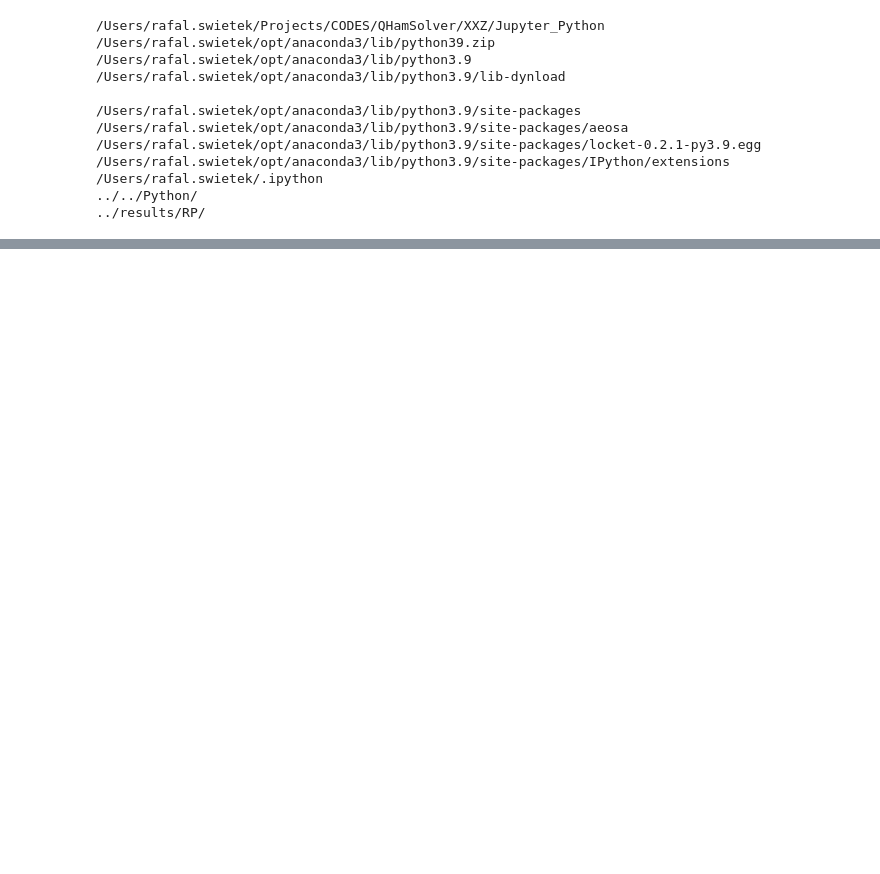
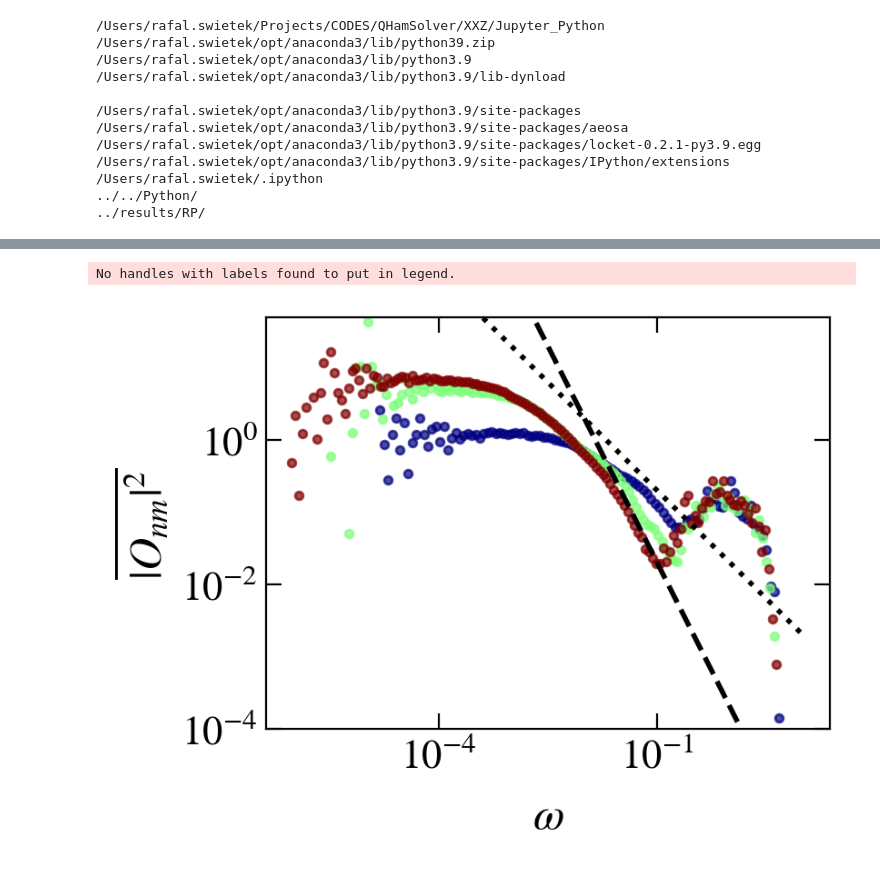
Before and after one commit to Rafal-Swietek/QHamSolver, a Jupyter notebook: XXZ/Jupyter_Python/fgr.ipynb, the cells around one changed output, grey strips where cells are left out. Cells and saved outputs as stored; diff of their text form; code cells hidden in the pictures; blank space fills up the shorter version.

```diff
--- a/XXZ/Jupyter_Python/fgr.ipynb
+++ b/XXZ/Jupyter_Python/fgr.ipynb
@@ -302,8 +293,8 @@ for iiL, L in enumerate(sizes):
                 wH = np.array(file.get('wH'))[-2]
                 idx = min(range(len(Ex)), key=lambda i: abs(Ex[i] - eps))
 
-                gap_ratio[iiL] = np.mean(np.array(file.get('gap_ratios')))
-                agp[iiL] = np.array(file.get('SUSC_R'))[-2] * wH**2
+                gap_ratio[iiL] = np.mean(np.array(file.get('gap_ratios'))[dim//4 : -dim//4])
+                agp[iiL] = np.array(file.get('SUSC_R'))[-2] * wH
 
                 realis[iiL] = np.array(file.get('realisations'))
         else:
@@ -315,7 +306,7 @@ for iiL, L in enumerate(sizes):
 
 fig_help.set_plot_elements(axis[0], ylabel=r"$\bar{r}$", xlabel=r"", font_size=16, set_legend=1, xscale='linear', yscale='linear')
 fig_help.set_plot_elements(axis[1], ylabel=r"$||\mathcal{A}^r||^2$", xlabel=r"$W$", font_size=16, set_legend=1, xscale='linear', yscale='log')
-axis[0].set_ylim(0.38, 0.54)
+# axis[0].set_ylim(0.38, 0.54)
 
 fig.subplots_adjust(wspace = 0.02, hspace=0.02)
 # %% [output]
@@ -324,0 +316,66 @@ No handles with labels found to put in legend.
+# %%
+colors_ls_cyc = itertools.cycle(colors_ls)
+colors_ls_cyc2 = itertools.cycle(colors_ls)
+
+L = 20
+w = 2
+J = 1
+g=0.2
+op=0
+modello = 'RP'
+prefix = '../results/disorder/PBC/Spectrals/'
+
+sizes = np.arange(12, 17, 2)
+
+DIM = 1
+fig, axis = plt.subplots( nrows=1, ncols=1, figsize=(4,3), dpi = 200, sharex=True, sharey=False)
+
+L = 15
+eps = 0.5
+
+wx_vals = np.arange(0.2, 8.21, 0.2)
+
+
+
+norm = matplotlib.colors.Normalize(
+        vmin=min(sizes),
+        vmax=max(sizes))
+s_m = matplotlib.cm.ScalarMappable(cmap='jet', norm=norm)
+s_m.set_array([])
+
+
+wx = 3.0
+for iiL, L in enumerate(sizes):
+    dim = int( binom(L, L//2) )
+
+    col = s_m.to_rgba(L)
+
+    name = prefix + info_dis(L=L, J1=J, delta1=0.55, w=wx) + '.hdf5'
+    if exists(name):
+        with h5py.File(name, "r") as file:
+            Ex = np.array(file.get('energy_density'))
+            idx = min(range(len(Ex)), key=lambda i: abs(Ex[i] - eps))
+            DOS = np.array(file.get('DOS'))[idx]
+
+            spec_fun = np.array(file.get('spec_fun'))[idx] * dim
+            omegas = np.array(file.get('omegas'))[1:]
+
+            realis = np.array(file.get('realisations'))
+    else:
+        print(name)
+
+    axis.scatter(omegas, spec_fun, color=col, alpha=0.7, s=10)
+
+
+fig_help.set_plot_elements(axis, ylabel=r"$\overline{|O_{nm}|^2}$", xlabel=r"$\omega$", font_size=16, set_legend=1, xscale='log', yscale='log')
+
+z = np.logspace(-4, 1, 1000)
+axis.plot(z, 0.02/z, ls=':', color='k', lw=2)
+axis.plot(z, 0.0002/z**2, ls='--', color='k', lw=2)
+
+axis.set_ylim(1e-4, 5e1)
+
+fig.subplots_adjust(wspace = 0.02, hspace=0.02)
+# %% [output]
+No handles with labels found to put in legend.
+[figure, added]
```
Also changed, not shown: parts of 2 cells of this notebook, 1 other file.
